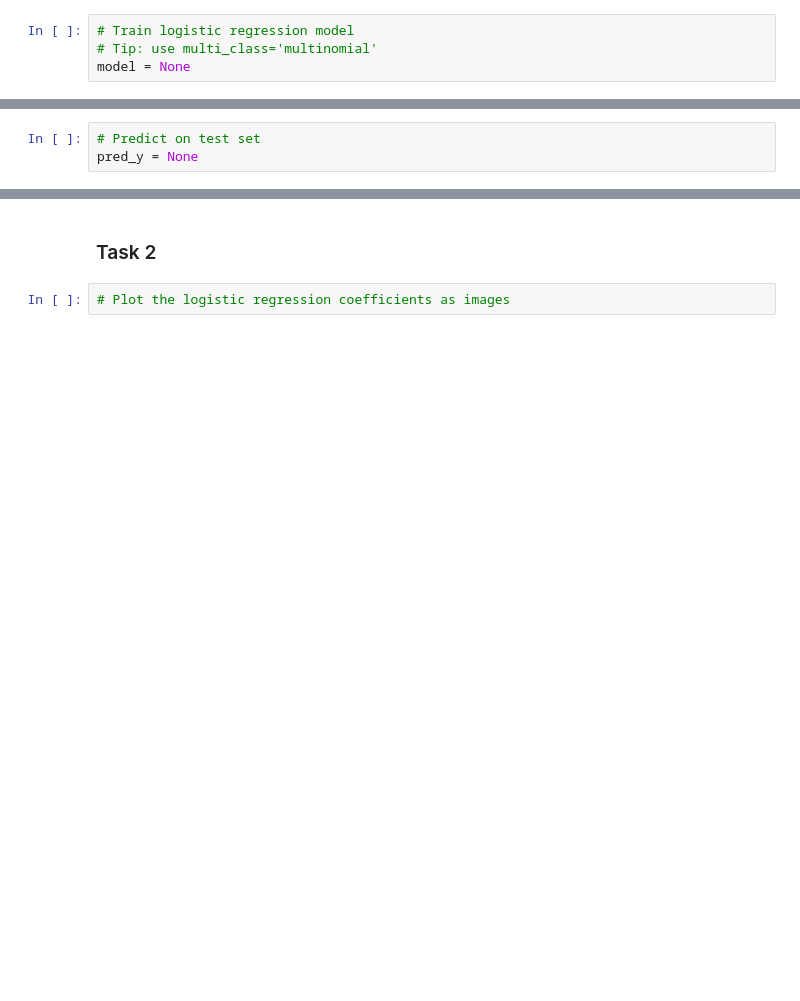
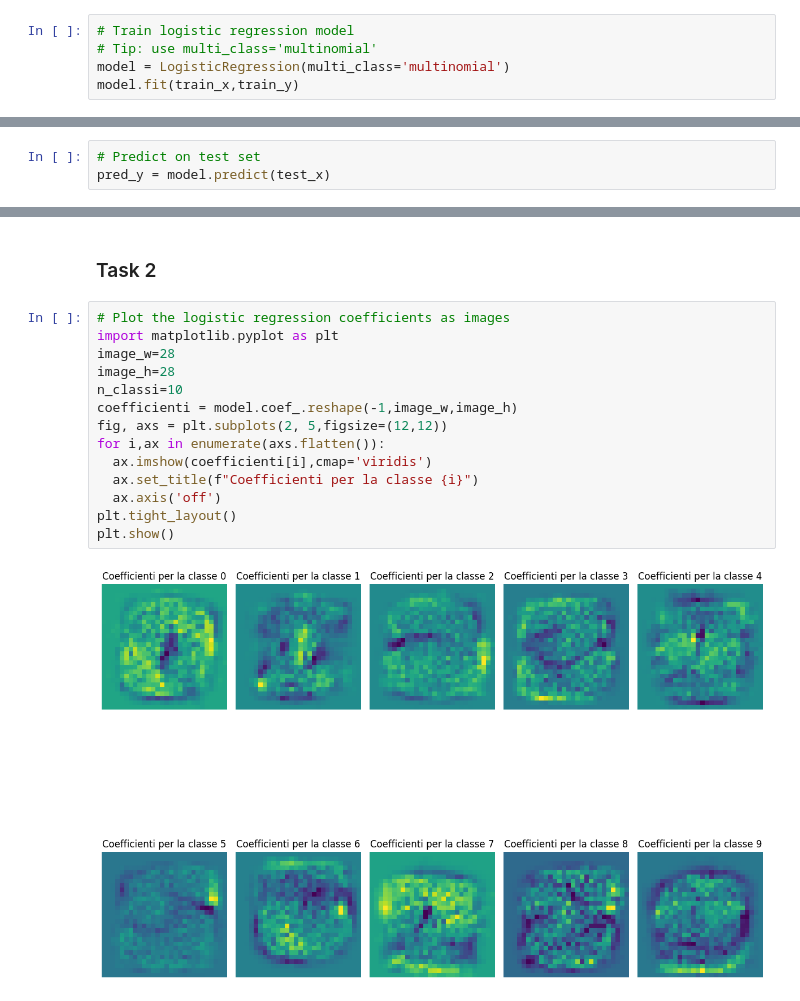
Before and after one commit to VivianPita/lab_iagi, a Jupyter notebook: Esercitazione6_3.ipynb, the cells around one changed output, grey strips where cells are left out. Cells and saved outputs as stored; diff of their text form; blank space fills up the shorter version.

```diff
--- a/Esercitazione6_3.ipynb
+++ b/Esercitazione6_3.ipynb
@@ -50,4 +50,5 @@ train_x, train_y = mnist.get_train_data()
 # %%
 # Train logistic regression model
 # Tip: use multi_class='multinomial'
-model = None
+model = LogisticRegression(multi_class='multinomial')
+model.fit(train_x,train_y)
@@ -54,5 +64,5 @@ model = None
 # %%
 # Predict on test set
-pred_y = None
+pred_y = model.predict(test_x)
 # %%
 # Evaluate accuracy
@@ -87,4 +106,18 @@ plt.show()
 # %% [markdown]
 ### Task 2
-# %%
-# Plot the logistic regression coefficients as images
+# %%
+# Plot the logistic regression coefficients as images
+import matplotlib.pyplot as plt
+image_w=28
+image_h=28
+n_classi=10
+coefficienti = model.coef_.reshape(-1,image_w,image_h)
+fig, axs = plt.subplots(2, 5,figsize=(12,12))
+for i,ax in enumerate(axs.flatten()):
+  ax.imshow(coefficienti[i],cmap='viridis')
+  ax.set_title(f"Coefficienti per la classe {i}")
+  ax.axis('off')
+plt.tight_layout()
+plt.show()
+# %% [output]
+[figure, added]
```
Also changed, not shown: parts of 5 cells of this notebook.
